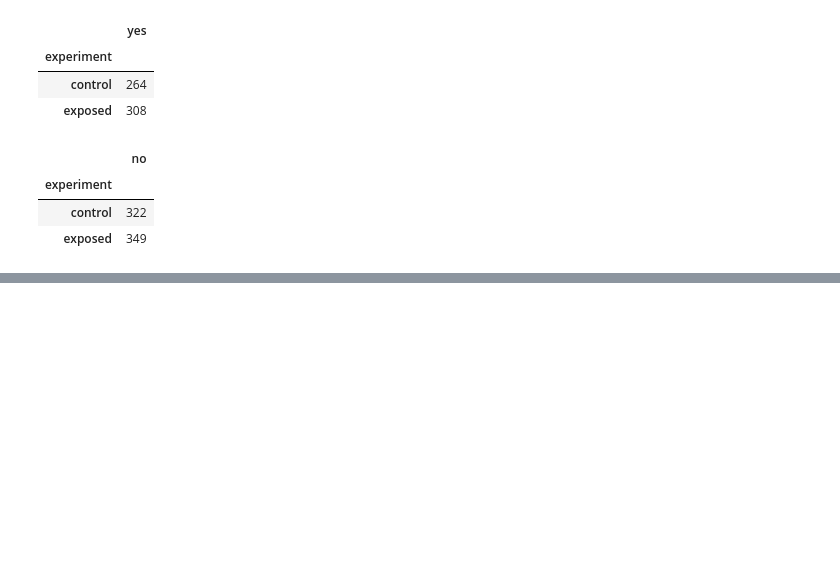
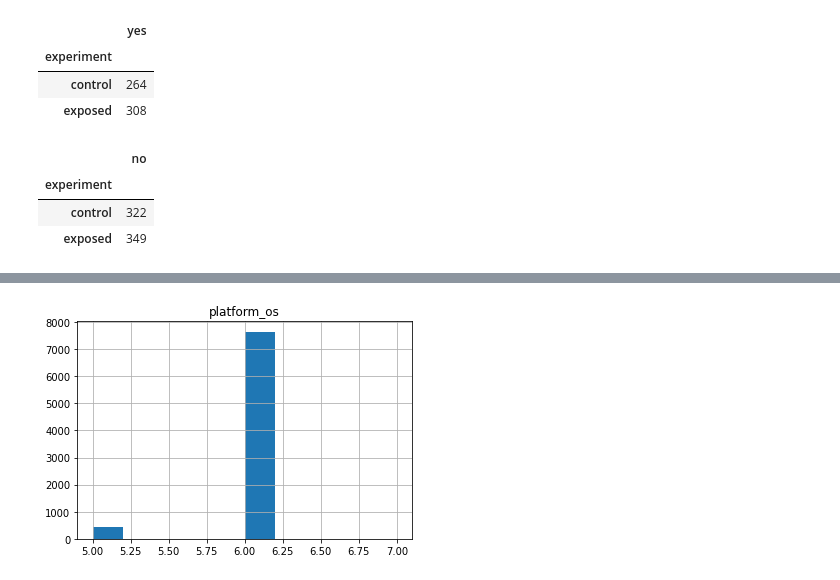
Before and after one commit to tutorialcreation/nlp_swahili_amharic, a Jupyter notebook: notebooks/AB_Testing.ipynb, the cells around one changed output, grey strips where cells are left out. Saved outputs shown, nothing was run; the diff lists cells and outputs as text; code cells hidden in the pictures; blank space fills up the shorter version.

```diff
--- a/notebooks/AB_Testing.ipynb
+++ b/notebooks/AB_Testing.ipynb
@@ -71,0 +90,4 @@ agg
+# %%
+df.hist(["platform_os"]);
+# %% [output]
+[figure, added]
```
Also changed, not shown: parts of 16 cells of this notebook.
